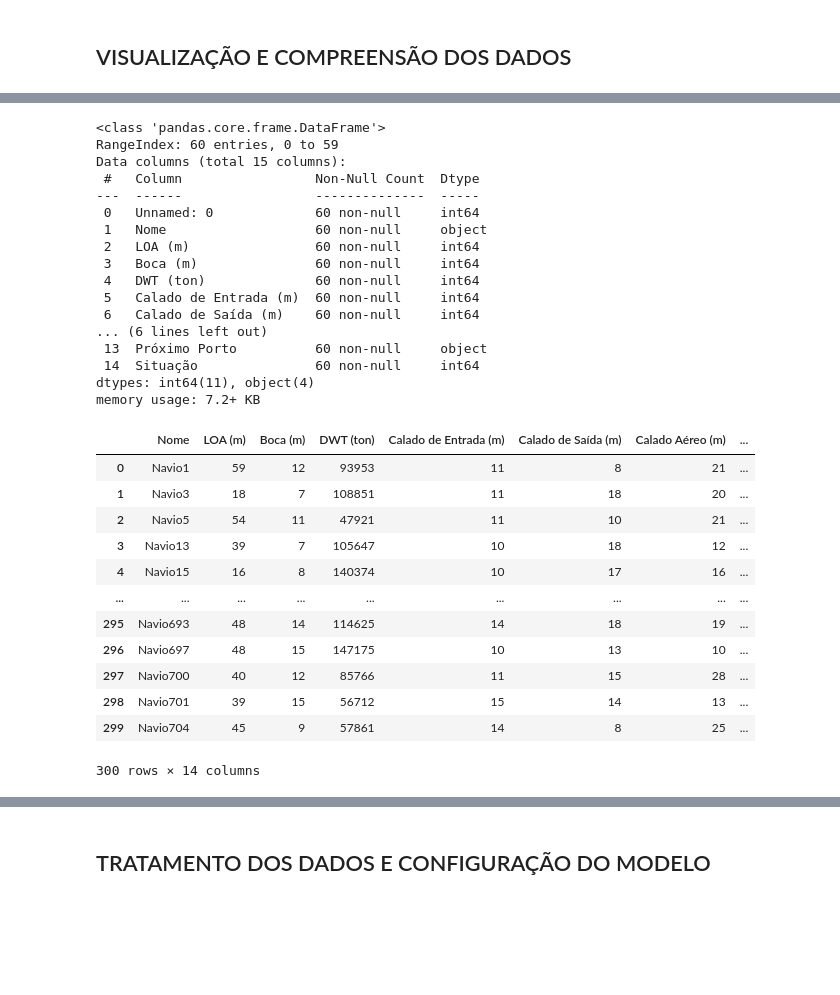
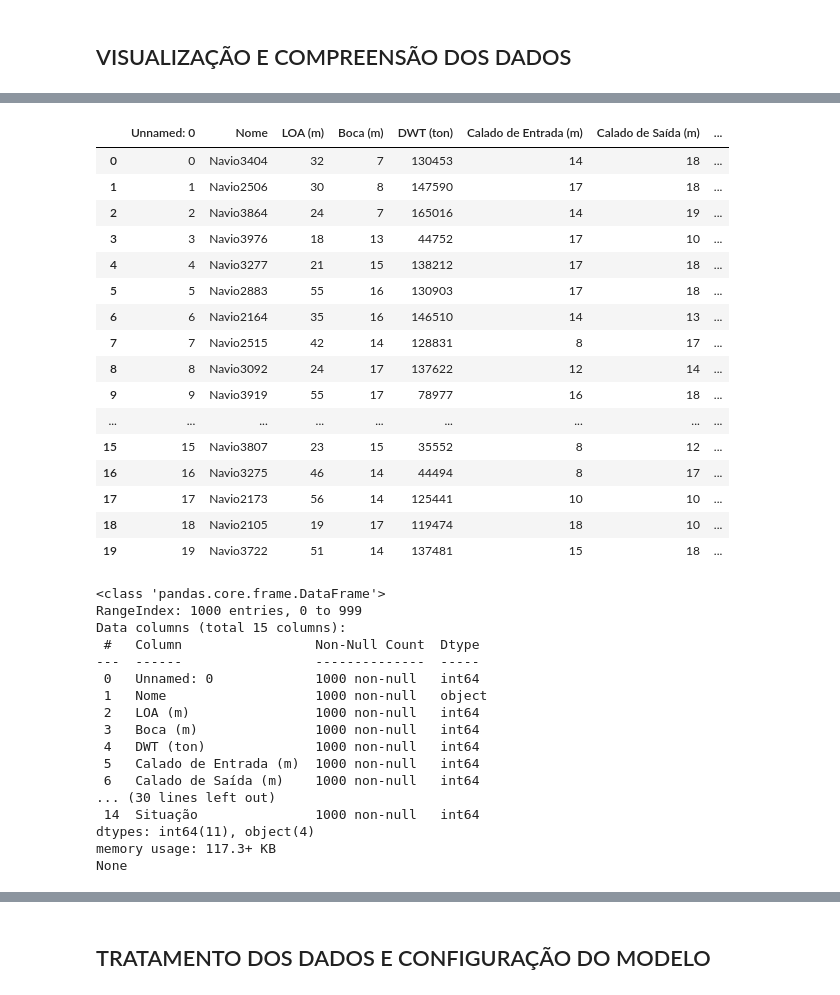
Before and after one commit to gabrielgvss/Projeto-Aceite-de-Navios, a Jupyter notebook: modelo_IA/modelo_random_forest.ipynb, the cells around one changed output, grey strips where cells are left out. Cells and saved outputs as stored; diff of their text form; code cells hidden in the pictures; blank space fills up the shorter version.

```diff
--- a/modelo_IA/modelo_random_forest.ipynb
+++ b/modelo_IA/modelo_random_forest.ipynb
@@ -36,22 +42,44 @@ df_treino_teste.head(10)
+# %%
+#VISUALIZAÇÃO DOS DADOS DE SIMULAÇÃO COM CLASSES 'DESBALANCEADAS'
+df_testagem.head(20)
+# %% [output]
+|  | Unnamed: 0 | Nome | LOA (m) | Boca (m) | DWT (ton) | Calado de Entrada (m) | Calado de Saída (m) | ... |
+| 0 | 0 | Navio3404 | 32 | 7 | 130453 | 14 | 18 | ... |
+| 1 | 1 | Navio2506 | 30 | 8 | 147590 | 17 | 18 | ... |
+| 2 | 2 | Navio3864 | 24 | 7 | 165016 | 14 | 19 | ... |
+| 3 | 3 | Navio3976 | 18 | 13 | 44752 | 17 | 10 | ... |
+| 4 | 4 | Navio3277 | 21 | 15 | 138212 | 17 | 18 | ... |
+| 5 | 5 | Navio2883 | 55 | 16 | 130903 | 17 | 18 | ... |
+| 6 | 6 | Navio2164 | 35 | 16 | 146510 | 14 | 13 | ... |
+| 7 | 7 | Navio2515 | 42 | 14 | 128831 | 8 | 17 | ... |
+| 8 | 8 | Navio3092 | 24 | 17 | 137622 | 12 | 14 | ... |
+| 9 | 9 | Navio3919 | 55 | 17 | 78977 | 16 | 18 | ... |
+| ... | ... | ... | ... | ... | ... | ... | ... | ... |
+| 15 | 15 | Navio3807 | 23 | 15 | 35552 | 8 | 12 | ... |
+| 16 | 16 | Navio3275 | 46 | 14 | 44494 | 8 | 17 | ... |
+| 17 | 17 | Navio2173 | 56 | 14 | 125441 | 10 | 10 | ... |
+| 18 | 18 | Navio2105 | 19 | 17 | 119474 | 18 | 10 | ... |
+| 19 | 19 | Navio3722 | 51 | 14 | 137481 | 15 | 18 | ... |
 # %%
-#INFOS SOBRE TIPAGEM DE DADOS DO DF
-df_testagem_recusados.info()
+#INFOS SOBRE TIPAGEM DE DADOS
+print(df_testagem.info())
+print(df_treino.info())
 # %% [output]
 <class 'pandas.core.frame.DataFrame'>
-RangeIndex: 60 entries, 0 to 59
+RangeIndex: 1000 entries, 0 to 999
 Data columns (total 15 columns):
  #   Column                 Non-Null Count  Dtype
 ---  ------                 --------------  -----
- 0   Unnamed: 0             60 non-null     int64
- 1   Nome                   60 non-null     object
- 2   LOA (m)                60 non-null     int64
- 3   Boca (m)               60 non-null     int64
- 4   DWT (ton)              60 non-null     int64
- 5   Calado de Entrada (m)  60 non-null     int64
- 6   Calado de Saída (m)    60 non-null     int64
-... (6 lines left out)
- 13  Próximo Porto          60 non-null     object
- 14  Situação               60 non-null     int64
+ 0   Unnamed: 0             1000 non-null   int64
+ 1   Nome                   1000 non-null   object
+ 2   LOA (m)                1000 non-null   int64
+ 3   Boca (m)               1000 non-null   int64
+ 4   DWT (ton)              1000 non-null   int64
+ 5   Calado de Entrada (m)  1000 non-null   int64
+ 6   Calado de Saída (m)    1000 non-null   int64
+... (30 lines left out)
+ 14  Situação               1000 non-null   int64
 dtypes: int64(11), object(4)
-memory usage: 7.2+ KB
+memory usage: 117.3+ KB
+None
 # %%
@@ -62,16 +88,0 @@ df_testagem_recusados = df_testagem_recusados.drop(columns=['Unnamed: 0'])
-# %%
-df_testagem_aceitos
-# %% [output]
-|  | Nome | LOA (m) | Boca (m) | DWT (ton) | Calado de Entrada (m) | Calado de Saída (m) | Calado Aéreo (m) | ... |
-| 0 | Navio1 | 59 | 12 | 93953 | 11 | 8 | 21 | ... |
-| 1 | Navio3 | 18 | 7 | 108851 | 11 | 18 | 20 | ... |
-| 2 | Navio5 | 54 | 11 | 47921 | 11 | 10 | 21 | ... |
-| 3 | Navio13 | 39 | 7 | 105647 | 10 | 18 | 12 | ... |
-| 4 | Navio15 | 16 | 8 | 140374 | 10 | 17 | 16 | ... |
-| ... | ... | ... | ... | ... | ... | ... | ... | ... |
-| 295 | Navio693 | 48 | 14 | 114625 | 14 | 18 | 19 | ... |
-| 296 | Navio697 | 48 | 15 | 147175 | 10 | 13 | 10 | ... |
-| 297 | Navio700 | 40 | 12 | 85766 | 11 | 15 | 28 | ... |
-| 298 | Navio701 | 39 | 15 | 56712 | 15 | 14 | 13 | ... |
-| 299 | Navio704 | 45 | 9 | 57861 | 14 | 8 | 25 | ... |
-300 rows × 14 columns
```
Also changed, not shown: parts of 37 cells of this notebook, 12 other files.
